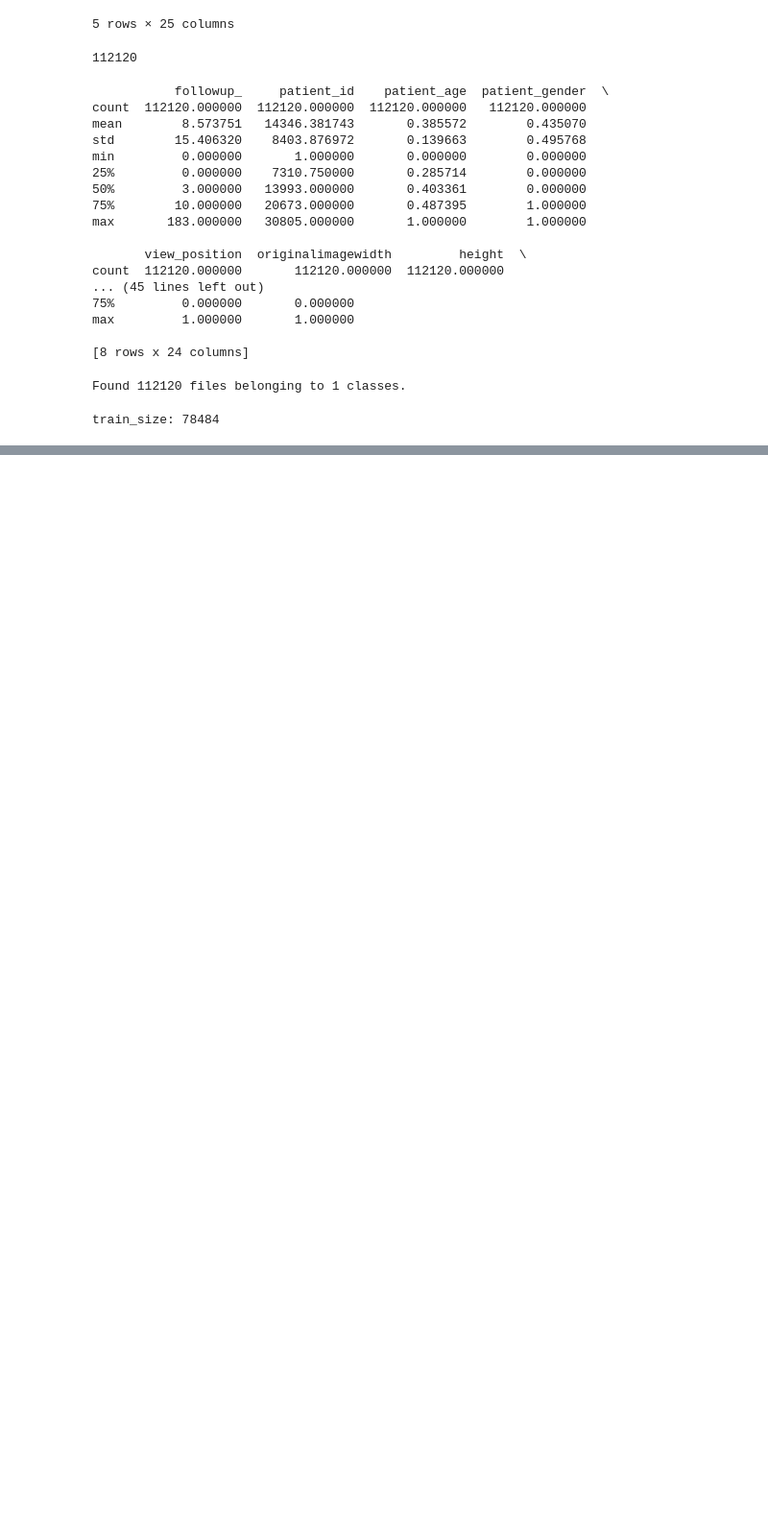
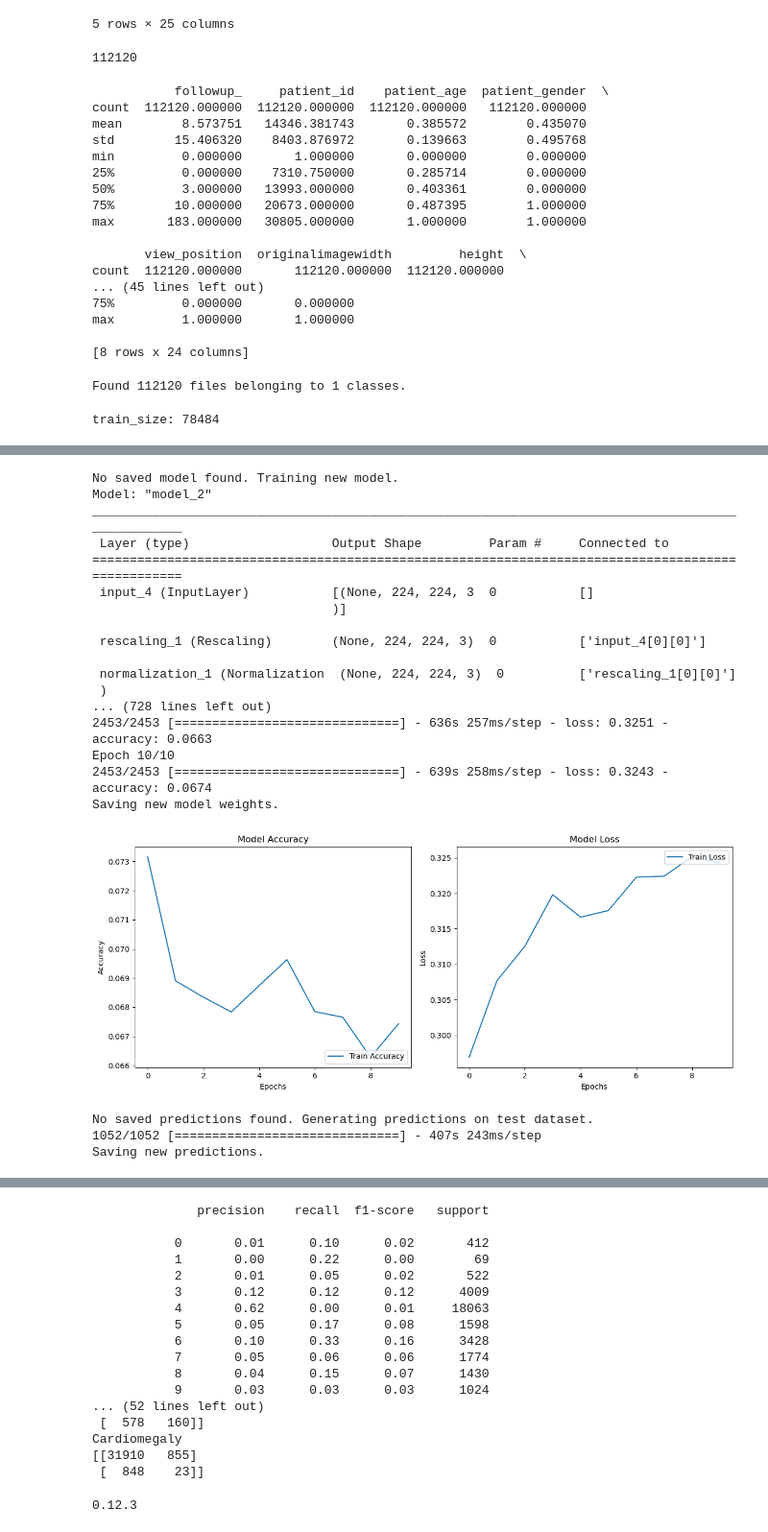
Before and after one commit to AndrewDant/AI570-Xray, a Jupyter notebook: AI 570 Xray Diagnosis.ipynb, the cells around one changed output, grey strips where cells are left out. Shown at 96% size. Cells and saved outputs as stored; diff of their text form; code cells hidden in the pictures; blank space fills up the shorter version.

```diff
--- a/AI 570 Xray Diagnosis.ipynb
+++ b/AI 570 Xray Diagnosis.ipynb
@@ -586,0 +628,31 @@ NameError: name 'plt' is not defined
+# %%
+from keras.applications.efficientnet_v2 import EfficientNetV2B0
+
+def build_and_compile_EfficientNet_CNN_only():
+
+    # Load the model without the top layer
+    base_model = EfficientNetV2B0(weights='imagenet', include_top=False, input_shape=(224, 224, 3))
+    image_input = base_model.input
+
+    # Freeze the layers of so that they are not trainable
+    for layer in base_model.layers:
+        layer.trainable = False
+
+    x = base_model.output
+
+    x = Flatten()(x)
+
+    # Final output layer for multi-label classification
+    num_labels = len(label_columns)
+    output = Dense(num_labels, activation="sigmoid")(x)  # Sigmoid for multi-label binary classification
+
+    # Define the model with both inputs and the single output
+    model = tf.keras.Model(inputs=[image_input], outputs=output)
+
+    # Compile the model
+    model.compile(optimizer=Adam(learning_rate=0.0001), loss="binary_crossentropy", metrics=["accuracy"])
+
+    # Display model architecture
+    print(model.summary())
+
+    return model
@@ -586,0 +701,26 @@ NameError: name 'plt' is not defined
+# %%
+CNN_EfficientNet_model = train_or_load_model(image_and_labels_train_dataset, build_and_compile_EfficientNet_CNN_only, "EfficientNet_CNN.h5")
+CNN_EfficientNet_predictions = generate_or_retrieve_predictions(CNN_EfficientNet_model, image_and_labels_test_dataset, 'EfficientNet_CNN_predictions.json')
+display_prediction_results(CNN_EfficientNet_predictions, image_and_labels_test_dataset)
+# %% [output]
+No saved model found. Training new model.
+Model: "model_2"
+__________________________________________________________________________________________________
+ Layer (type)                   Output Shape         Param #     Connected to
+==================================================================================================
+ input_4 (InputLayer)           [(None, 224, 224, 3  0           []
+                                )]
+
+ rescaling_1 (Rescaling)        (None, 224, 224, 3)  0           ['input_4[0][0]']
+
+ normalization_1 (Normalization  (None, 224, 224, 3)  0          ['rescaling_1[0][0]']
+ )
+... (728 lines left out)
+2453/2453 [==============================] - 636s 257ms/step - loss: 0.3251 - accuracy: 0.0663
+Epoch 10/10
+2453/2453 [==============================] - 639s 258ms/step - loss: 0.3243 - accuracy: 0.0674
+Saving new model weights.
+[figure, added]
+No saved predictions found. Generating predictions on test dataset.
+1052/1052 [==============================] - 407s 243ms/step
+Saving new predictions.
@@ -586,0 +728,23 @@ NameError: name 'plt' is not defined
+              precision    recall  f1-score   support
+
+           0       0.01      0.10      0.02       412
+           1       0.00      0.22      0.00        69
+           2       0.01      0.05      0.02       522
+           3       0.12      0.12      0.12      4009
+           4       0.62      0.00      0.01     18063
+           5       0.05      0.17      0.08      1598
+           6       0.10      0.33      0.16      3428
+           7       0.05      0.06      0.06      1774
+           8       0.04      0.15      0.07      1430
+           9       0.03      0.03      0.03      1024
+... (52 lines left out)
+ [  578   160]]
+Cardiomegaly
+[[31910   855]
+ [  848    23]]
+# %%
+# check version number
+import imblearn
+print(imblearn.__version__)
+# %% [output]
+0.12.3
```
Also changed, not shown: parts of 25 cells of this notebook.
